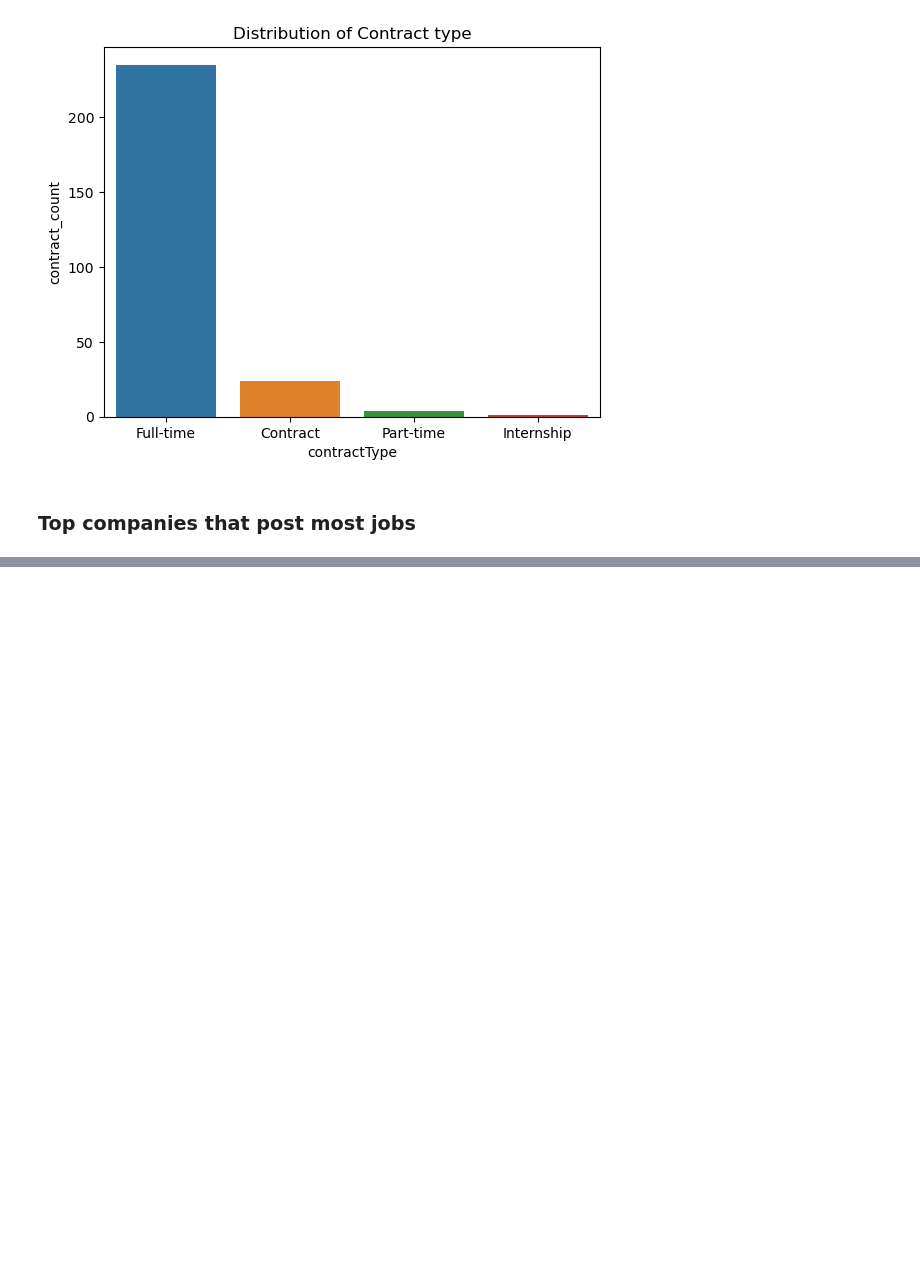
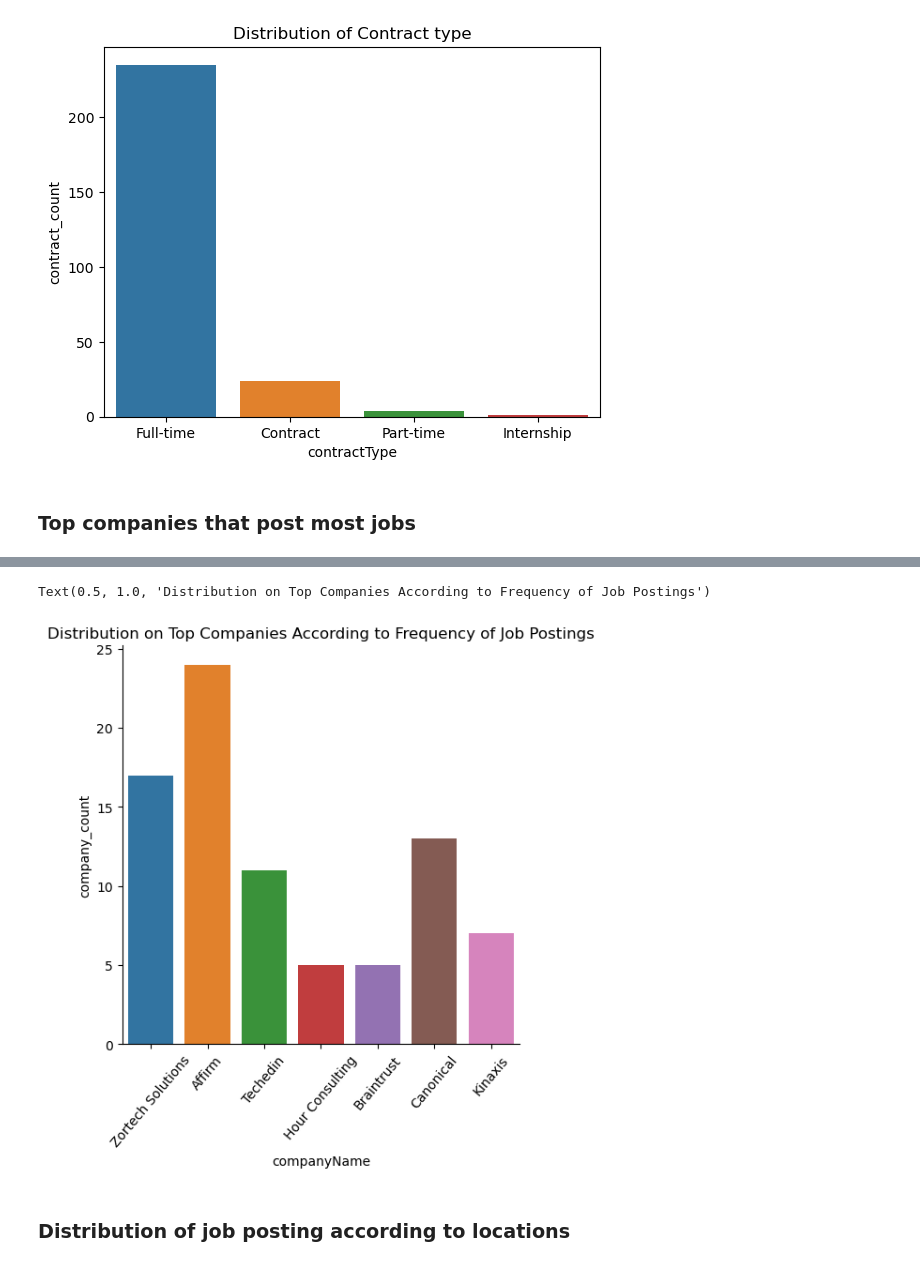
Before and after one commit to BensonMwangi/Linkedin-Canada, a Jupyter notebook: linkedin_canada.ipynb, the cells around one changed output, grey strips where cells are left out. Drawn from its saved outputs; the diff is of its cells as text; code cells hidden in the pictures; blank space fills up the shorter version.

```diff
--- a/linkedin_canada.ipynb
+++ b/linkedin_canada.ipynb
@@ -214,0 +207,9 @@ plt.xticks(rotation=50)
+# %%
+sns.catplot(data=filter_company,x="companyName",y="company_count",kind="bar")
+plt.xticks(rotation=50)
+plt.title("Distribution on Top Companies According to Frequency of Job Postings")
+# %% [output]
+Text(0.5, 1.0, 'Distribution on Top Companies According to Frequency of Job Postings')
+[figure, added]
+# %% [markdown]
+### Distribution of job posting according to locations
```
Also changed, not shown: parts of 4 cells of this notebook.
